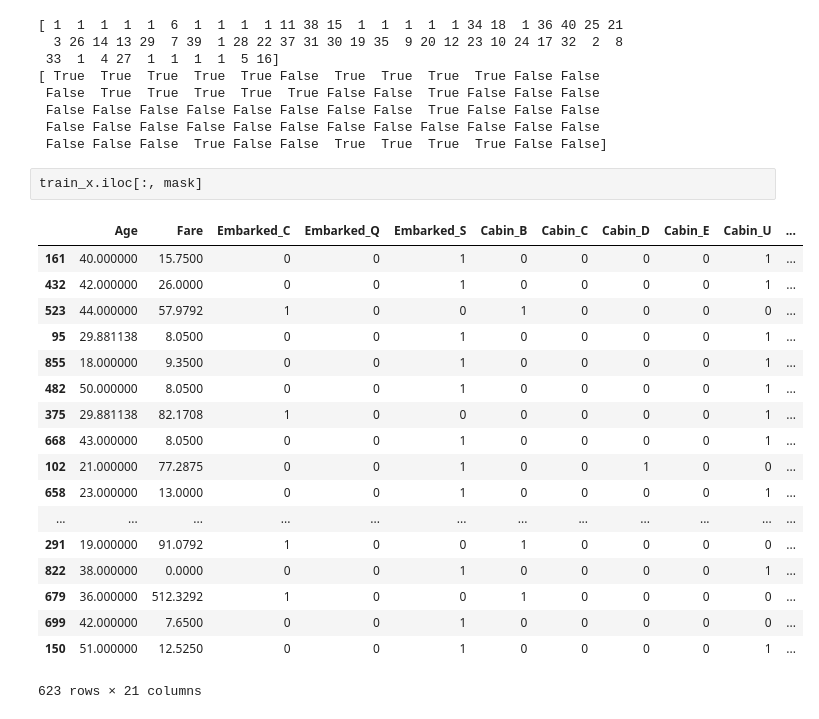
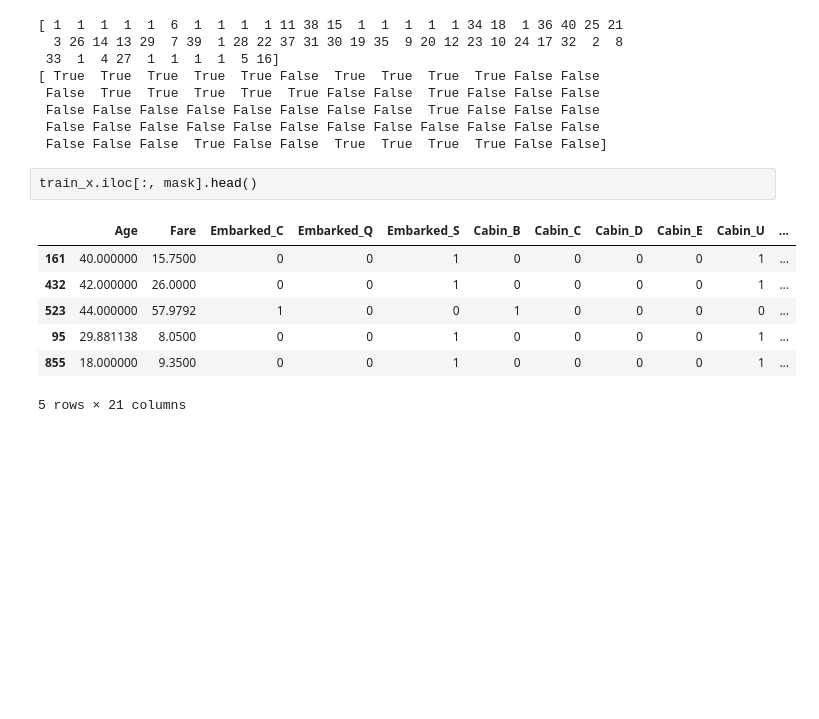
Before and after one commit to arvinwiyono/ml-101, a Jupyter notebook: kaggle/titanic-survival/titanic-survival.ipynb, the cells around one changed output. Saved outputs shown, nothing was run; the diff lists cells and outputs as text; blank space fills up the shorter version.

```diff
--- a/kaggle/titanic-survival/titanic-survival.ipynb
+++ b/kaggle/titanic-survival/titanic-survival.ipynb
@@ -551,23 +551,12 @@ print(mask)
  False False False False False False False False False False False False
  False False False  True False False  True  True  True  True False False]
 # %%
-train_x.iloc[:, mask]
+train_x.iloc[:, mask].head()
 # %% [output]
 |  | Age | Fare | Embarked_C | Embarked_Q | Embarked_S | Cabin_B | Cabin_C | Cabin_D | Cabin_E | Cabin_U | ... |
 | 161 | 40.000000 | 15.7500 | 0 | 0 | 1 | 0 | 0 | 0 | 0 | 1 | ... |
 | 432 | 42.000000 | 26.0000 | 0 | 0 | 1 | 0 | 0 | 0 | 0 | 1 | ... |
 | 523 | 44.000000 | 57.9792 | 1 | 0 | 0 | 1 | 0 | 0 | 0 | 0 | ... |
 | 95 | 29.881138 | 8.0500 | 0 | 0 | 1 | 0 | 0 | 0 | 0 | 1 | ... |
 | 855 | 18.000000 | 9.3500 | 0 | 0 | 1 | 0 | 0 | 0 | 0 | 1 | ... |
-| 482 | 50.000000 | 8.0500 | 0 | 0 | 1 | 0 | 0 | 0 | 0 | 1 | ... |
-| 375 | 29.881138 | 82.1708 | 1 | 0 | 0 | 0 | 0 | 0 | 0 | 1 | ... |
-| 668 | 43.000000 | 8.0500 | 0 | 0 | 1 | 0 | 0 | 0 | 0 | 1 | ... |
-| 102 | 21.000000 | 77.2875 | 0 | 0 | 1 | 0 | 0 | 1 | 0 | 0 | ... |
-| 658 | 23.000000 | 13.0000 | 0 | 0 | 1 | 0 | 0 | 0 | 0 | 1 | ... |
-| ... | ... | ... | ... | ... | ... | ... | ... | ... | ... | ... | ... |
-| 291 | 19.000000 | 91.0792 | 1 | 0 | 0 | 1 | 0 | 0 | 0 | 0 | ... |
-| 822 | 38.000000 | 0.0000 | 0 | 0 | 1 | 0 | 0 | 0 | 0 | 1 | ... |
-| 679 | 36.000000 | 512.3292 | 1 | 0 | 0 | 1 | 0 | 0 | 0 | 0 | ... |
-| 699 | 42.000000 | 7.6500 | 0 | 0 | 1 | 0 | 0 | 0 | 0 | 0 | ... |
-| 150 | 51.000000 | 12.5250 | 0 | 0 | 1 | 0 | 0 | 0 | 0 | 1 | ... |
-623 rows × 21 columns
+5 rows × 21 columns
```
